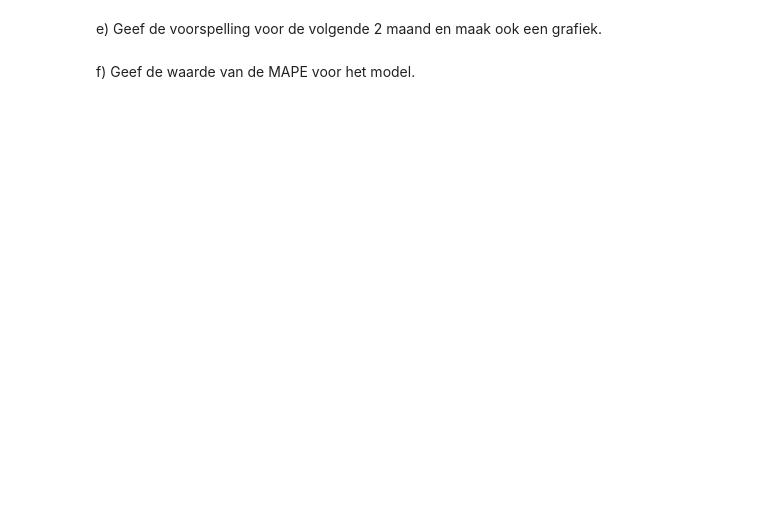
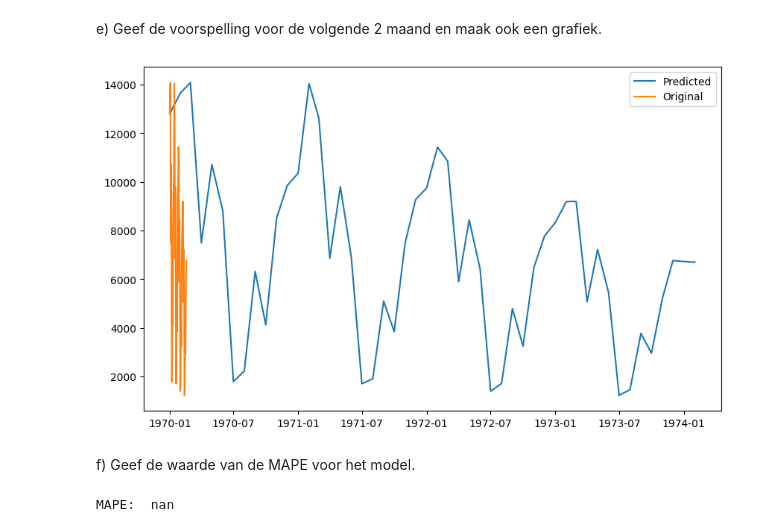
Before and after one commit to EliasDeHondt/DataScience1, a Jupyter notebook: W20P4/Callcenter.ipynb, the cells around one changed output. Cells and saved outputs as stored; diff of their text form; code cells hidden in the pictures; blank space fills up the shorter version.

```diff
--- a/W20P4/Callcenter.ipynb
+++ b/W20P4/Callcenter.ipynb
@@ -58,4 +104,41 @@ d) Als we de trend benaderen door een rechte, wat is de waarde van de slope (ric
 # %% [markdown]
 e) Geef de voorspelling voor de volgende 2 maand en maak ook een grafiek.
+# %%
+from statsmodels.tsa.arima.model import ARIMA
+
+# Fit ARIMA model
+model = ARIMA(opbrengsten, order=(1, 1, 1))
+result = model.fit()
+
+# Forecast next 2 periods
+forecast = result.forecast(steps=2)
+
+# Create index for new forecast values
+new_index = pd.date_range(start='2023-05-01', periods=2, freq='MS')
+
+# Combine original and forecasted values into one DataFrame
+preds = pd.DataFrame({'AantalCalls': np.concatenate((opbrengsten, forecast))}, index=pd.date_range(start=opbrengsten.index[0], periods=len(opbrengsten) + 2, freq='MS'))
+
+# Plot original data and predicted values
+plt.figure(figsize=(10, 6))
+plt.plot(preds.index, preds.AantalCalls, label='Predicted')
+plt.plot(opbrengsten.index, opbrengsten, label='Original')
+plt.legend()
+plt.show()
+# %% [output]
+[figure, added]
 # %% [markdown]
 f) Geef de waarde van de MAPE voor het model.
+# %%
+def mape(actual, predicted):
+    n = len(actual)
+    mape = (1 / n) * sum(abs((actual - predicted) / actual)) * 100
+    return mape
+
+# Bereken de MAPE voor de voorspelling
+mape_value = mape(opbrengsten[-2:], forecast)
+
+# Print de waarde van de MAPE
+print("MAPE: ", mape_value)
+# %% [output]
+MAPE:  nan
```
Also changed, not shown: parts of 4 cells of this notebook.
